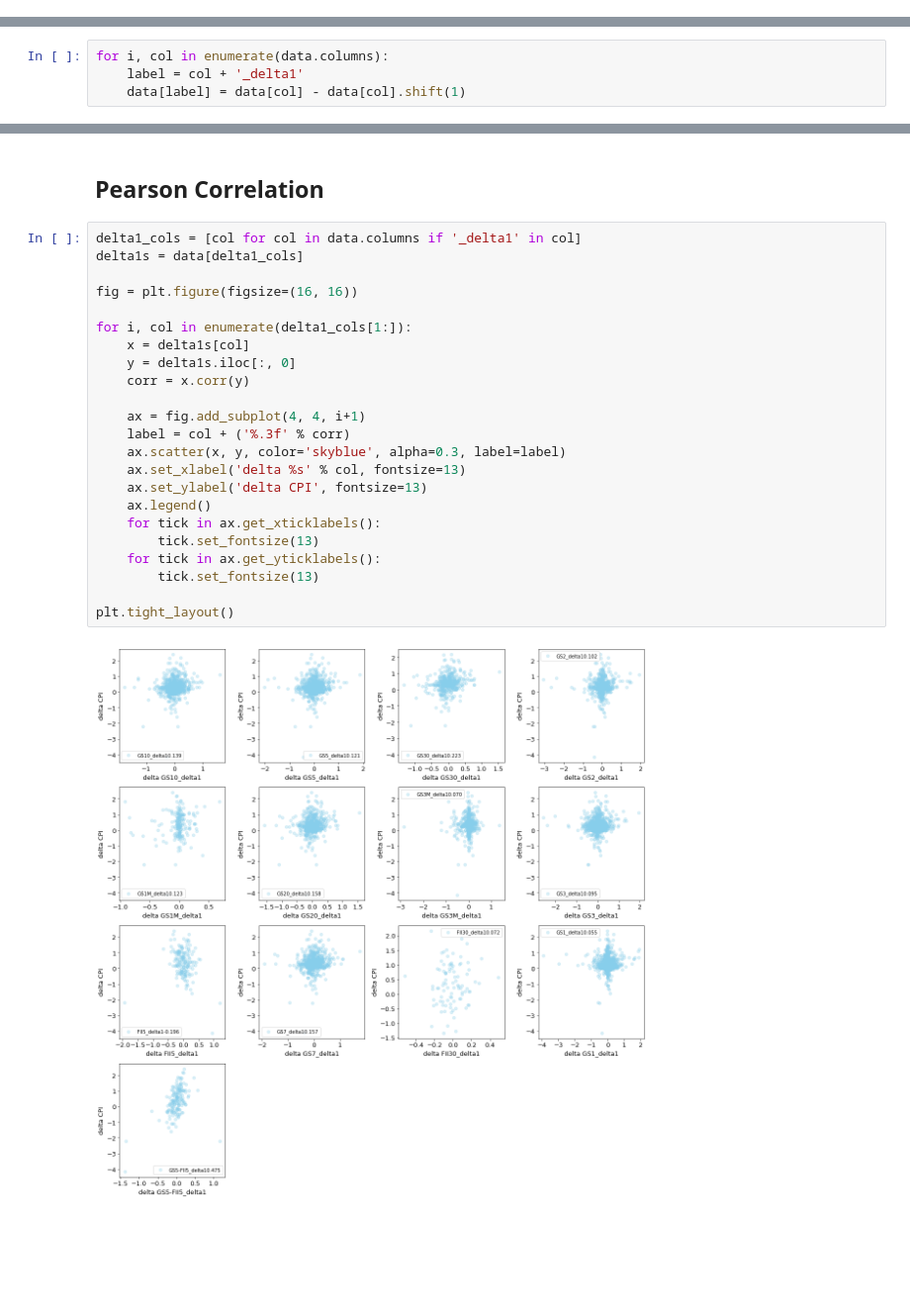
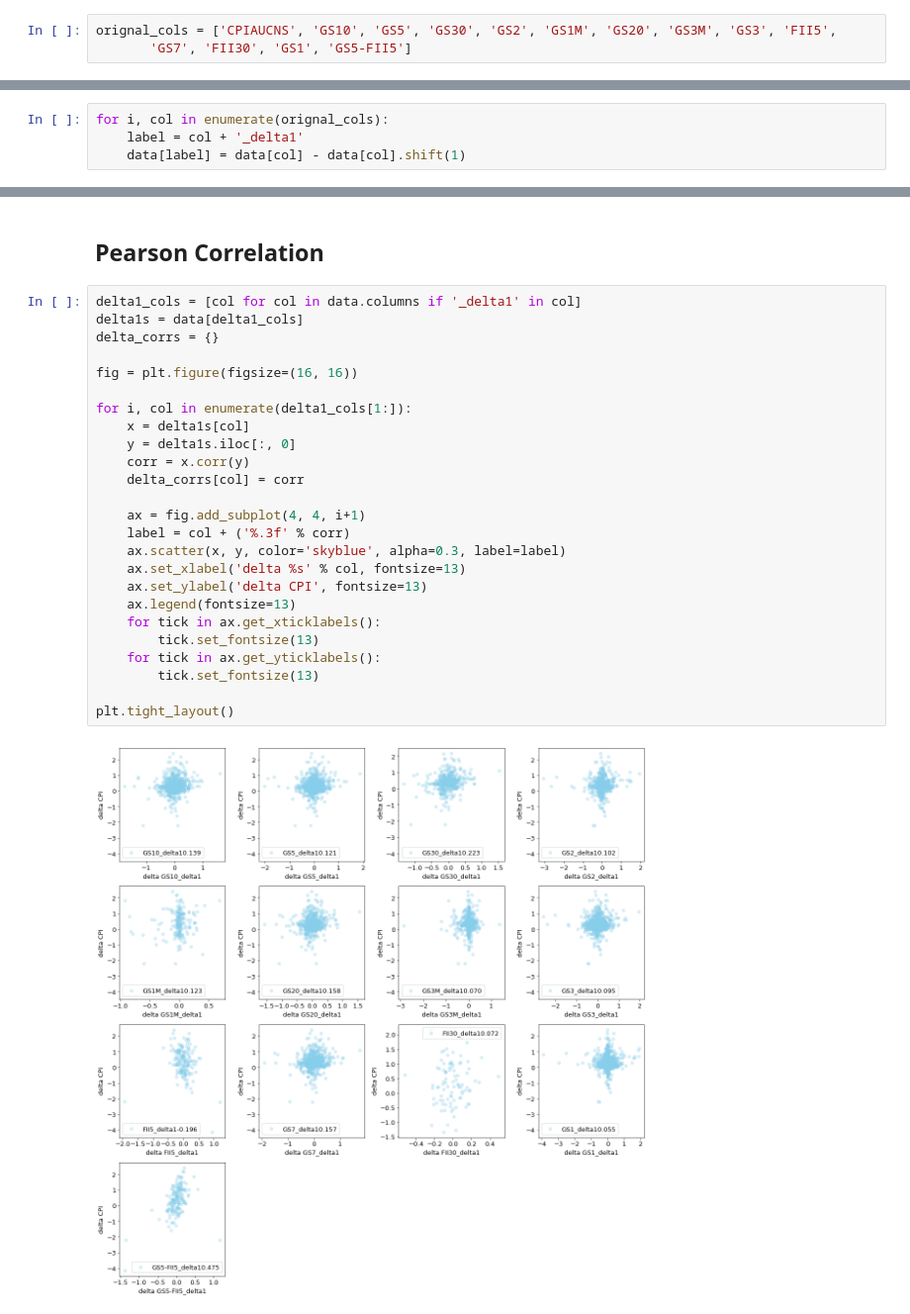
Before and after one commit to TangoJP/experimenting_ARIMA, a Jupyter notebook: CPI_more_variables.ipynb, the cells around one changed output, grey strips where cells are left out. Shown: that part at 99% size. Cells and saved outputs as stored; diff of their text form; blank space fills up the shorter version.

```diff
--- a/CPI_more_variables.ipynb
+++ b/CPI_more_variables.ipynb
@@ -88,3 +88,6 @@ for tick in ax2.get_yticklabels():
     tick.set_fontsize(13)
 # %% [output]
 [figure]
+# %%
+orignal_cols = ['CPIAUCNS', 'GS10', 'GS5', 'GS30', 'GS2', 'GS1M', 'GS20', 'GS3M', 'GS3', 'FII5',
+       'GS7', 'FII30', 'GS1', 'GS5-FII5']
@@ -93,5 +113,5 @@ for tick in ax2.get_yticklabels():
 # %%
-for i, col in enumerate(data.columns):
+for i, col in enumerate(orignal_cols):
     label = col + '_delta1'
     data[label] = data[col] - data[col].shift(1)
 # %%
@@ -119,25 +139,27 @@ for tick in ax2.get_yticklabels():
 # %%
 delta1_cols = [col for col in data.columns if '_delta1' in col]
 delta1s = data[delta1_cols]
+delta_corrs = {}
 
 fig = plt.figure(figsize=(16, 16))
 
 for i, col in enumerate(delta1_cols[1:]):
     x = delta1s[col]
     y = delta1s.iloc[:, 0]
     corr = x.corr(y)
+    delta_corrs[col] = corr
 
     ax = fig.add_subplot(4, 4, i+1)
     label = col + ('%.3f' % corr)
     ax.scatter(x, y, color='skyblue', alpha=0.3, label=label)
     ax.set_xlabel('delta %s' % col, fontsize=13)
     ax.set_ylabel('delta CPI', fontsize=13)
-    ax.legend()
+    ax.legend(fontsize=13)
     for tick in ax.get_xticklabels():
         tick.set_fontsize(13)
     for tick in ax.get_yticklabels():
         tick.set_fontsize(13)
 
 plt.tight_layout()
 # %% [output]
-[figure, old version]
+[figure, new version]
```
Also changed, not shown: parts of 28 cells of this notebook.
